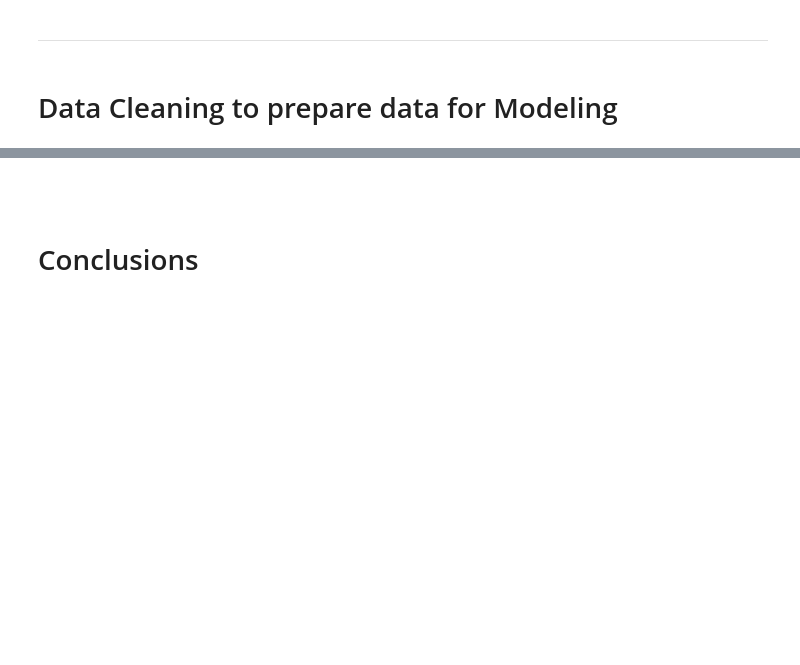
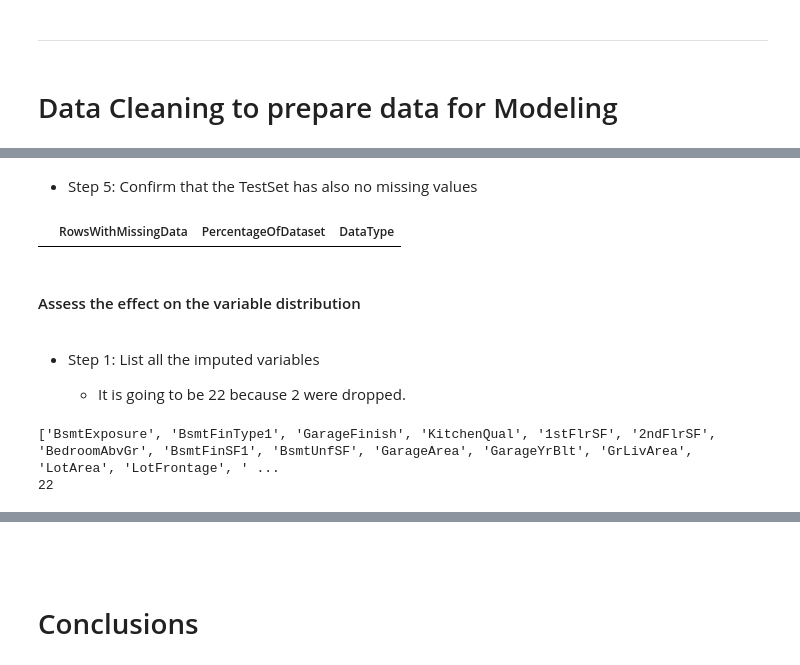
Before and after one commit to ParedesGab/PP5-heritage-housing-issues, a Jupyter notebook: jupyter_notebooks/3-DataCleaning.ipynb, the cells around one changed output, grey strips where cells are left out. Cells and saved outputs as stored; diff of their text form; code cells hidden in the pictures; blank space fills up the shorter version.

```diff
--- a/jupyter_notebooks/3-DataCleaning.ipynb
+++ b/jupyter_notebooks/3-DataCleaning.ipynb
@@ -564,0 +431,19 @@ fig.show()
+# %% [markdown]
+* Step 5: Confirm that the TestSet has also no missing values
+# %%
+EvaluateMissingData(TestSet_cat_num_imputed)
+# %% [output]
+|  | RowsWithMissingData | PercentageOfDataset | DataType |
+# %% [markdown]
+#### Assess the effect on the variable distribution
+# %% [markdown]
+* Step 1: List all the imputed variables
+
+  * It is going to be 22 because 2 were dropped.
+# %%
+all_imputed_variables = categorical_vars + numerical_vars
+print(all_imputed_variables)
+print(len(all_imputed_variables))
+# %% [output]
+['BsmtExposure', 'BsmtFinType1', 'GarageFinish', 'KitchenQual', '1stFlrSF', '2ndFlrSF', 'BedroomAbvGr', 'BsmtFinSF1', 'BsmtUnfSF', 'GarageArea', 'GarageYrBlt', 'GrLivArea', 'LotArea', 'LotFrontage', ' ...
+22
```
Also changed, not shown: parts of 104 cells of this notebook, 2 other files.
